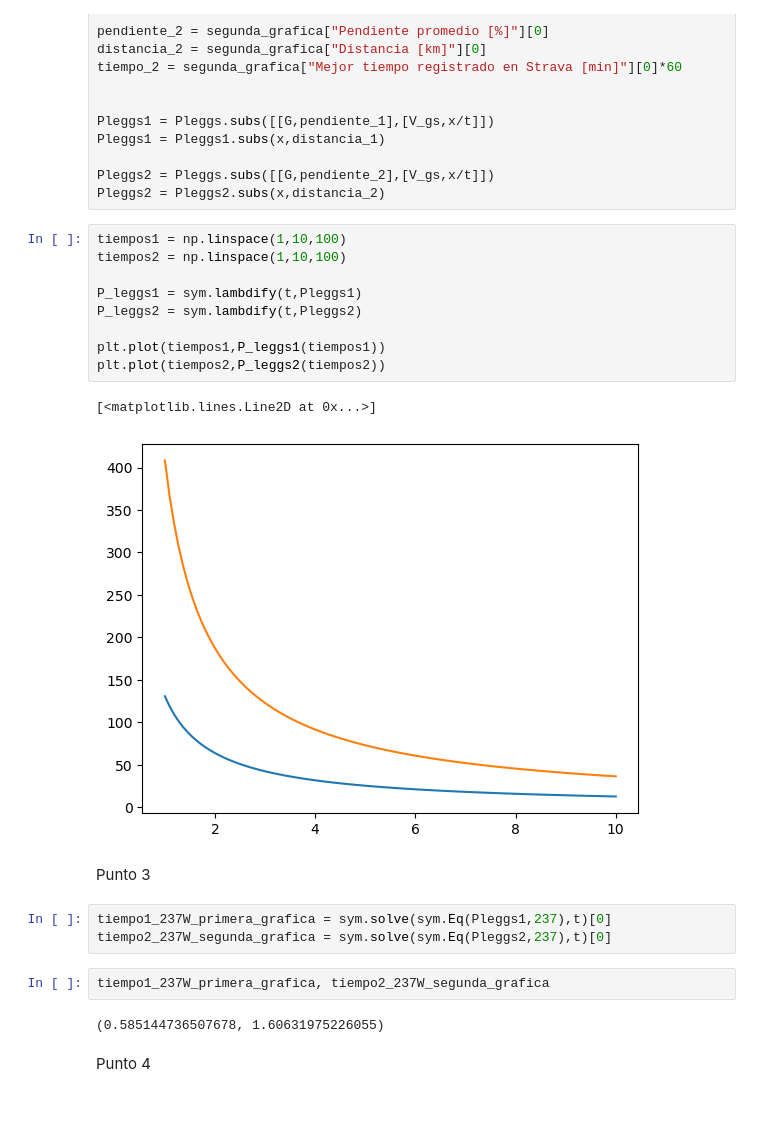
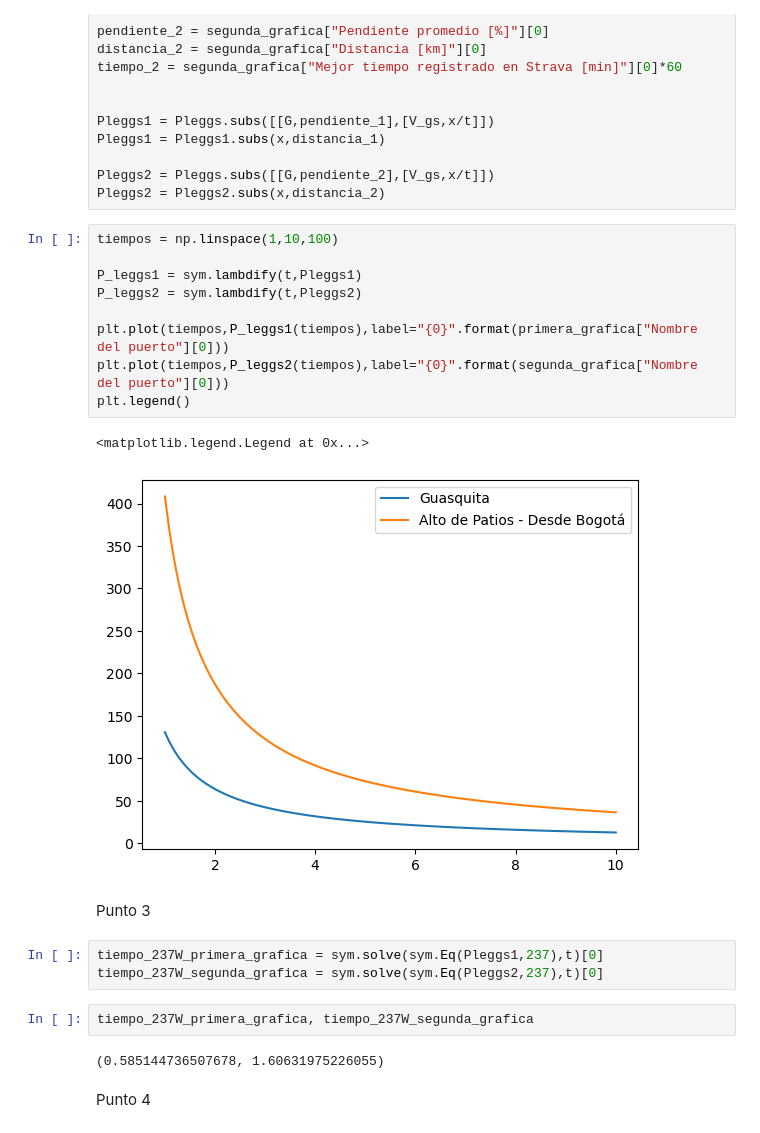
Before and after one commit to QuantumPower4/JuanGuzman-JhonAlex-HerraCompu-202302, a Jupyter notebook: Proyecto/Proyecto_JuanGuzman_JhonMontealegre.ipynb, the cells around one changed output. Drawn from its saved outputs; the diff is of its cells as text.

```diff
--- a/Proyecto/Proyecto_JuanGuzman_JhonMontealegre.ipynb
+++ b/Proyecto/Proyecto_JuanGuzman_JhonMontealegre.ipynb
@@ -54,26 +54,26 @@ Pleggs1 = Pleggs1.subs(x,distancia_1)
 Pleggs2 = Pleggs.subs([[G,pendiente_2],[V_gs,x/t]])
 Pleggs2 = Pleggs2.subs(x,distancia_2)
 # %%
-tiempos1 = np.linspace(1,10,100)
-tiempos2 = np.linspace(1,10,100)
+tiempos = np.linspace(1,10,100)
 
 P_leggs1 = sym.lambdify(t,Pleggs1)
 P_leggs2 = sym.lambdify(t,Pleggs2)
 
-plt.plot(tiempos1,P_leggs1(tiempos1))
-plt.plot(tiempos2,P_leggs2(tiempos2))
+plt.plot(tiempos,P_leggs1(tiempos),label="{0}".format(primera_grafica["Nombre del puerto"][0]))
+plt.plot(tiempos,P_leggs2(tiempos),label="{0}".format(segunda_grafica["Nombre del puerto"][0]))
+plt.legend()
 # %% [output]
-[<matplotlib.lines.Line2D at 0x...>]
+<matplotlib.legend.Legend at 0x...>
-[figure, old version]
+[figure, new version]
 # %% [markdown]
 Punto 3
 # %%
-tiempo1_237W_primera_grafica = sym.solve(sym.Eq(Pleggs1,237),t)[0]
-tiempo2_237W_segunda_grafica = sym.solve(sym.Eq(Pleggs2,237),t)[0]
+tiempo_237W_primera_grafica = sym.solve(sym.Eq(Pleggs1,237),t)[0]
+tiempo_237W_segunda_grafica = sym.solve(sym.Eq(Pleggs2,237),t)[0]
-# %%
-tiempo1_237W_primera_grafica, tiempo2_237W_segunda_grafica
-# %% [output]
-(0.585144736507678, 1.60631975226055)
+# %%
+tiempo_237W_primera_grafica, tiempo_237W_segunda_grafica
+# %% [output]
+(0.585144736507678, 1.60631975226055)
 # %% [markdown]
 Punto 4
 # %%
```
Also changed, not shown: parts of 5 cells of this notebook.
